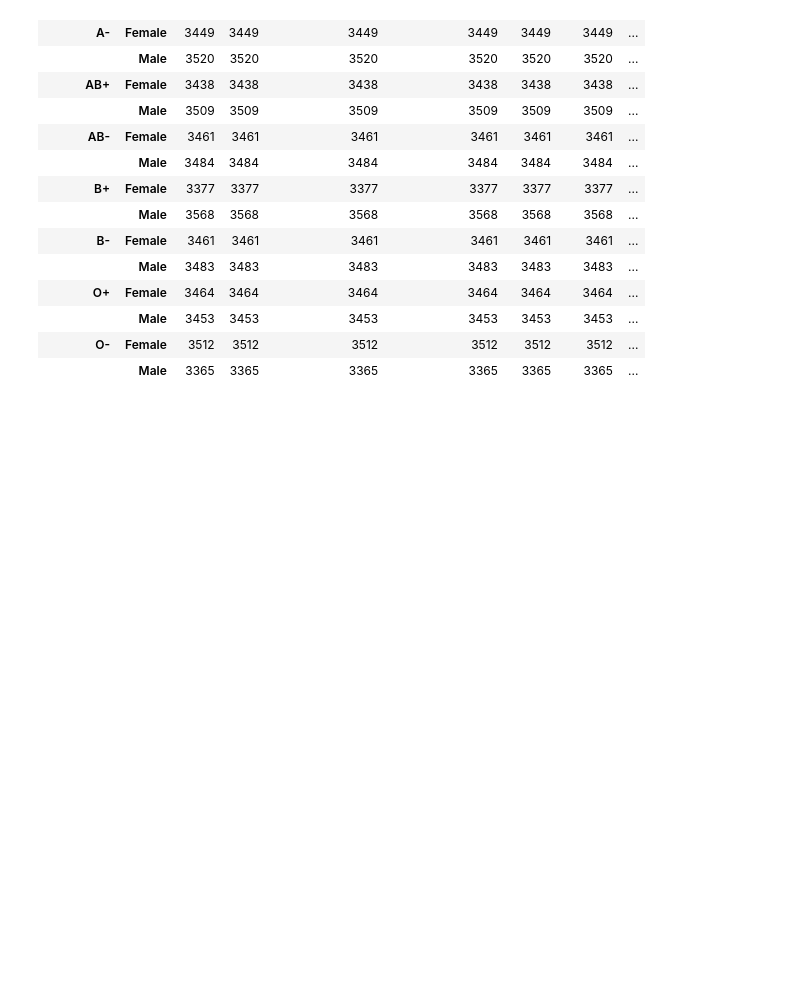
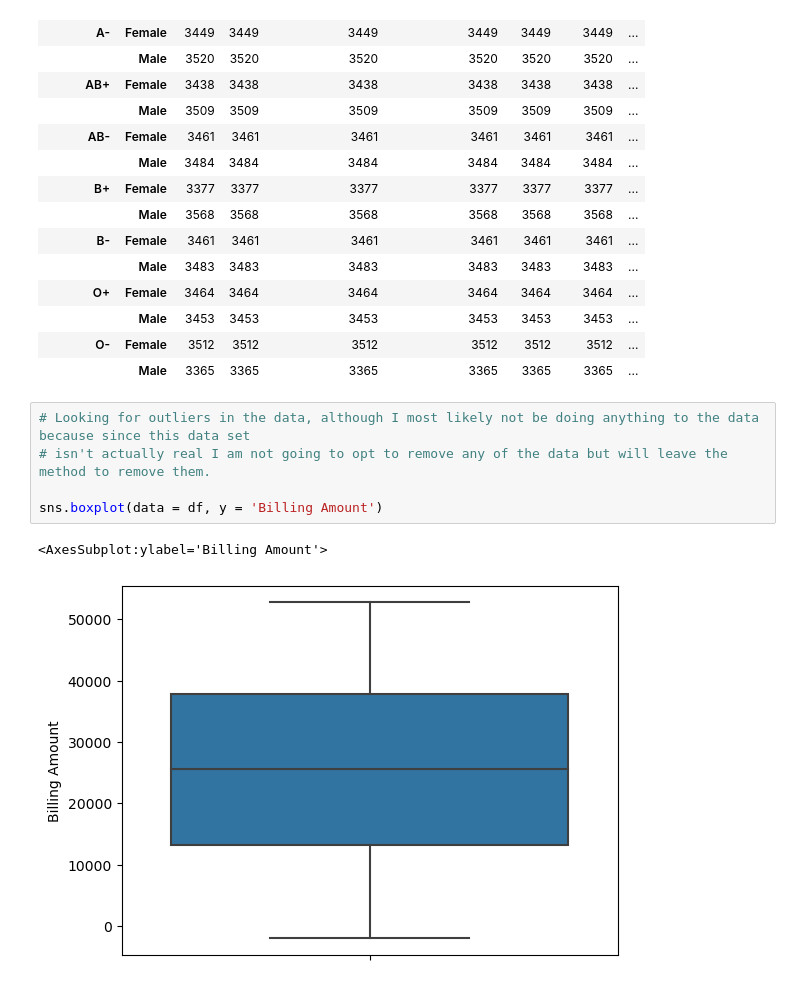
Before and after one commit to Brandon-Price/Healthcare_Dataset_Analysis, a Jupyter notebook: Healthcare_Analysis.ipynb, the cells around one changed output. Cells and saved outputs as stored; diff of their text form; blank space fills up the shorter version.

```diff
--- a/Healthcare_Analysis.ipynb
+++ b/Healthcare_Analysis.ipynb
@@ -139,3 +153,11 @@ df.groupby(['Blood Type', 'Gender']).count() # Same check as above
 |  | Male | 3453 | 3453 | 3453 | 3453 | 3453 | 3453 | ... |
 | O- | Female | 3512 | 3512 | 3512 | 3512 | 3512 | 3512 | ... |
 |  | Male | 3365 | 3365 | 3365 | 3365 | 3365 | 3365 | ... |
+# %%
+# Looking for outliers in the data, although I most likely not be doing anything to the data because since this data set
+# isn't actually real I am not going to opt to remove any of the data but will leave the method to remove them.
+
+sns.boxplot(data = df, y = 'Billing Amount')
+# %% [output]
+<AxesSubplot:ylabel='Billing Amount'>
+[figure, added]
```
Also changed, not shown: parts of 15 cells of this notebook.
